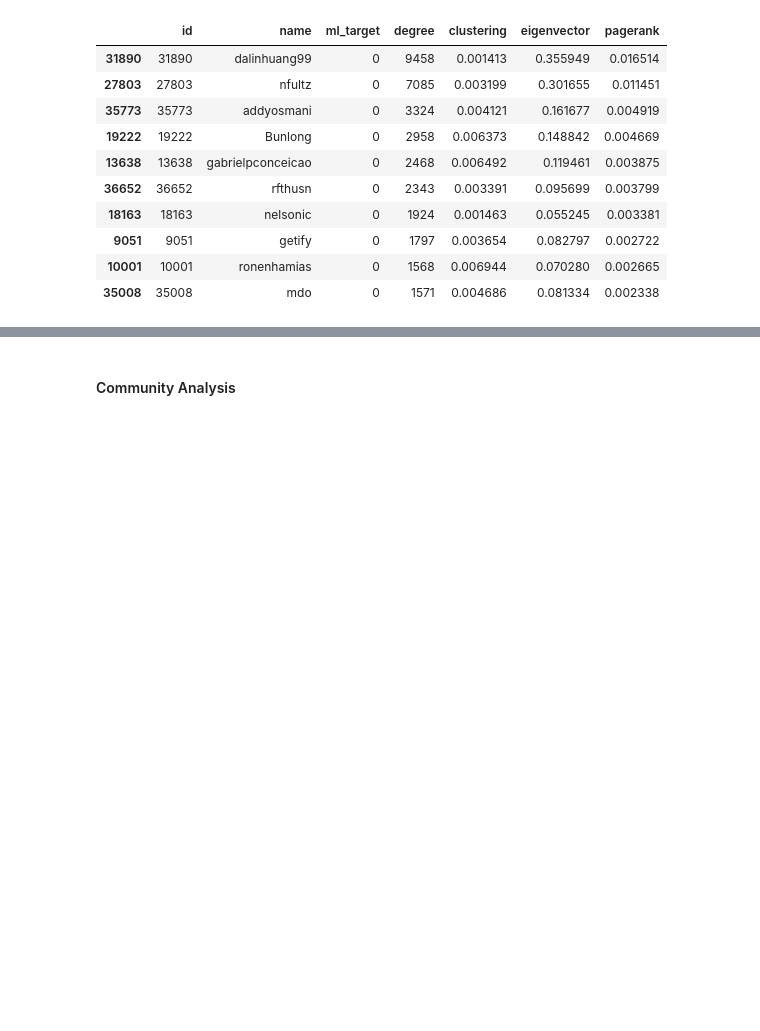
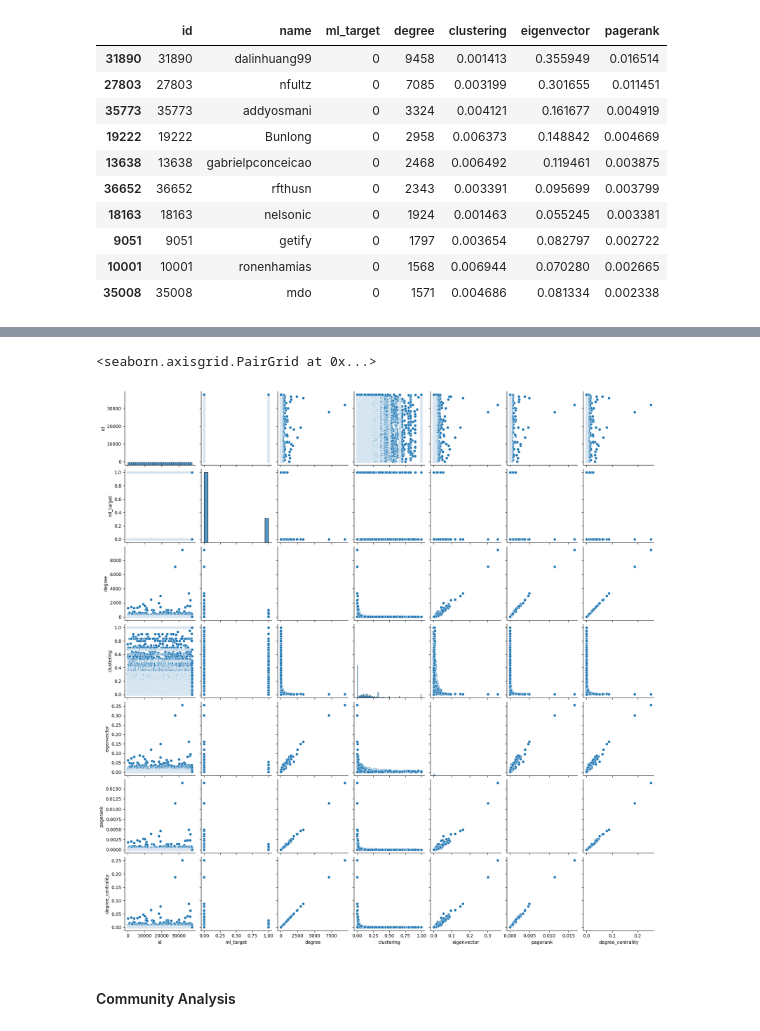
Before and after one commit to lukasthekid/comp-social-science, a Jupyter notebook: Mini-Project.ipynb, the cells around one changed output, grey strips where cells are left out. Drawn from its saved outputs; the diff is of its cells as text; code cells hidden in the pictures; blank space fills up the shorter version.

```diff
--- a/Mini-Project.ipynb
+++ b/Mini-Project.ipynb
@@ -221,3 +224,8 @@ metadata.sort_values("pagerank",ascending=False).head(10)
 | 9051 | 9051 | getify | 0 | 1797 | 0.003654 | 0.082797 | 0.002722 |
 | 10001 | 10001 | ronenhamias | 0 | 1568 | 0.006944 | 0.070280 | 0.002665 |
 | 35008 | 35008 | mdo | 0 | 1571 | 0.004686 | 0.081334 | 0.002338 |
+# %%
+dc_dct = nx.degree_centrality(G)
+nx.set_node_attributes(G,dc_dct,name="degree_centrality")
+metadata['degree_centrality'] = metadata.id.map(dc_dct)
+metadata.sort_values("degree_centrality",ascending=False).head(10)
@@ -224,19 +244,20 @@ metadata.sort_values("pagerank",ascending=False).head(10)
 # %%
 #Betweenness centrality
-betwn_dct = nx.betweenness_centrality(G)
-nx.set_node_attributes(G,betwn_dct,name="betweenness")
-metadata['betweenness'] = metadata.id.map(betwn_dct)
-metadata.sort_values("betweenness",ascending=False).head(10)
+#betwn_dct = nx.betweenness_centrality(G)
+#nx.set_node_attributes(G,betwn_dct,name="betweenness")
+#metadata['betweenness'] = metadata.id.map(betwn_dct)
+#metadata.sort_values("betweenness",ascending=False).head(10)
 # %%
 #Closeness centrality
-close_dct = nx.closeness_centrality(G)
-nx.set_node_attributes(G,close_dct,name="closeness")
-metadata['closeness'] = metadata.id.map(close_dct)
-metadata.sort_values("closeness",ascending=False).head(10)
+#close_dct = nx.closeness_centrality(G)
+#nx.set_node_attributes(G,close_dct,name="closeness")
+#metadata['closeness'] = metadata.id.map(close_dct)
+#metadata.sort_values("closeness",ascending=False).head(10)
 # %%
 #Correlation between Features
-#pg = sns.pairplot(metadata[["degree","eigenvector","pagerank","betweenness","closeness","clustering"]])
-#pg.set(xscale="log",yscale="log")
-#plt.show()
+sns.pairplot(metadata)
+# %% [output]
+<seaborn.axisgrid.PairGrid at 0x...>
+[figure, added]
 # %% [markdown]
 #### Community Analysis
```
Also changed, not shown: parts of 13 cells of this notebook, 9 other files.
